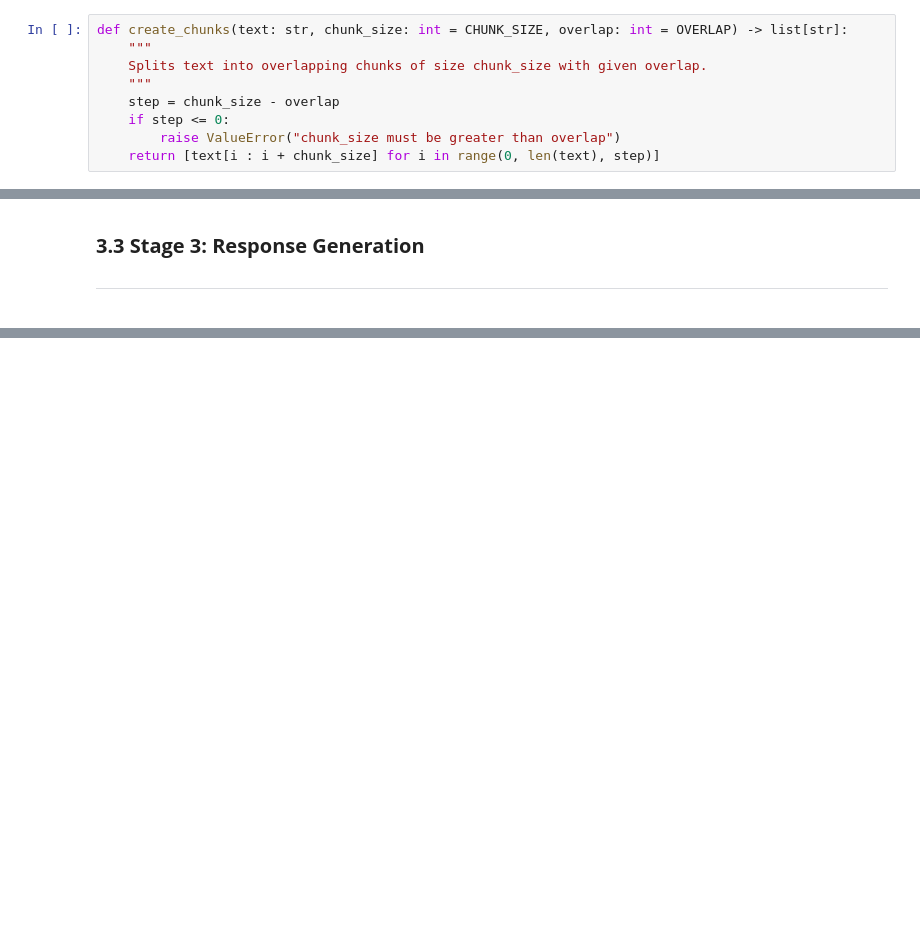
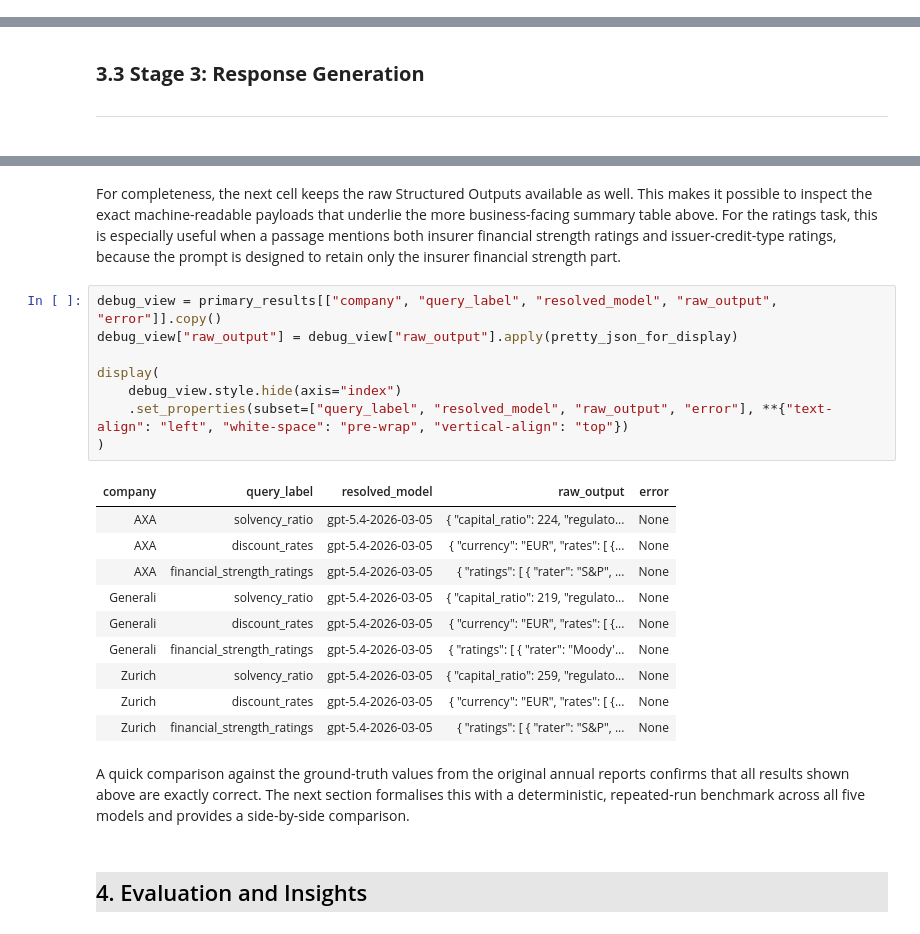
Before and after one commit to IAA-AITF/Actuarial-AI-Case-Studies, a Jupyter notebook: case-studies/2025/GenAI-driven_market_comparison/GenAI-Driven_Market_Comparison.ipynb, the cells around one changed output, grey strips where cells are left out. Drawn from its saved outputs; the diff is of its cells as text; blank space fills up the shorter version.

```diff
--- a/case-studies/2025/GenAI-driven_market_comparison/GenAI-Driven_Market_Comparison.ipynb
+++ b/case-studies/2025/GenAI-driven_market_comparison/GenAI-Driven_Market_Comparison.ipynb
@@ -185,9 +254,0 @@ Next, we define a function to split the cleaned text into overlapping chunks. Th
-# %%
-def create_chunks(text: str, chunk_size: int = CHUNK_SIZE, overlap: int = OVERLAP) -> list[str]:
-    """
-    Splits text into overlapping chunks of size chunk_size with given overlap.
-    """
-    step = chunk_size - overlap
-    if step <= 0:
-        raise ValueError("chunk_size must be greater than overlap")
-    return [text[i : i + chunk_size] for i in range(0, len(text), step)]
@@ -569,0 +903,25 @@ The results obtained above can be further processed for seamless integration int
+# %% [markdown]
+For completeness, the next cell keeps the raw Structured Outputs available as well. This makes it possible to inspect the exact machine-readable payloads that underlie the more business-facing summary table above. For the ratings task, this is especially useful when a passage mentions both insurer financial strength ratings and issuer-credit-type ratings, because the prompt is designed to retain only the insurer financial strength part.
+# %%
+debug_view = primary_results[["company", "query_label", "resolved_model", "raw_output", "error"]].copy()
+debug_view["raw_output"] = debug_view["raw_output"].apply(pretty_json_for_display)
+
+display(
+    debug_view.style.hide(axis="index")
+    .set_properties(subset=["query_label", "resolved_model", "raw_output", "error"], **{"text-align": "left", "white-space": "pre-wrap", "vertical-align": "top"})
+)
+# %% [output]
+| company | query_label | resolved_model | raw_output | error |
+| AXA | solvency_ratio | gpt-5.4-2026-03-05 | { "capital_ratio": 224, "regulato... | None |
+| AXA | discount_rates | gpt-5.4-2026-03-05 | { "currency": "EUR", "rates": [ {... | None |
+| AXA | financial_strength_ratings | gpt-5.4-2026-03-05 | { "ratings": [ { "rater": "S&P", ... | None |
+| Generali | solvency_ratio | gpt-5.4-2026-03-05 | { "capital_ratio": 219, "regulato... | None |
+| Generali | discount_rates | gpt-5.4-2026-03-05 | { "currency": "EUR", "rates": [ {... | None |
+| Generali | financial_strength_ratings | gpt-5.4-2026-03-05 | { "ratings": [ { "rater": "Moody'... | None |
+| Zurich | solvency_ratio | gpt-5.4-2026-03-05 | { "capital_ratio": 259, "regulato... | None |
+| Zurich | discount_rates | gpt-5.4-2026-03-05 | { "currency": "EUR", "rates": [ {... | None |
+| Zurich | financial_strength_ratings | gpt-5.4-2026-03-05 | { "ratings": [ { "rater": "S&P", ... | None |
+# %% [markdown]
+A quick comparison against the ground-truth values from the original annual reports confirms that all results shown above are exactly correct. The next section formalises this with a deterministic, repeated-run benchmark across all five models and provides a side-by-side comparison.
+# %% [markdown]
+<h1 id="evaluation_and_insights" style="font-size:22px; background-color: #E6E6E6; color: black; height: 50px; line-height: 50px;  padding-left: 14px;">4. Evaluation and Insights</h1>
```
Also changed, not shown: parts of 97 cells of this notebook, 3 other files.
